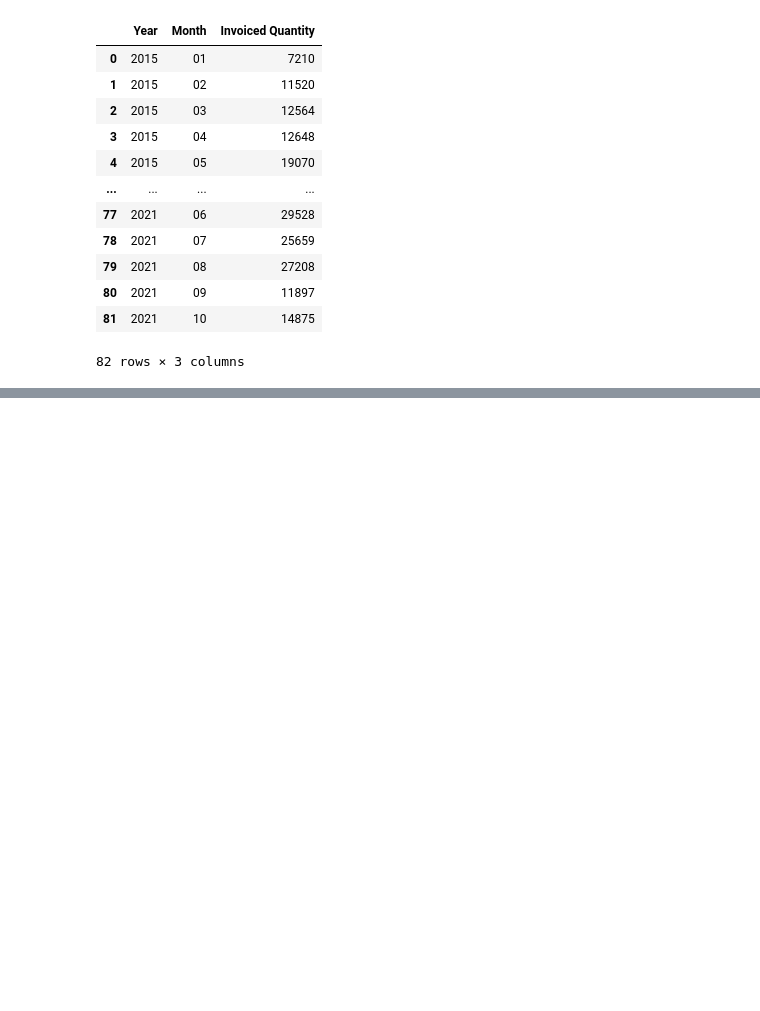
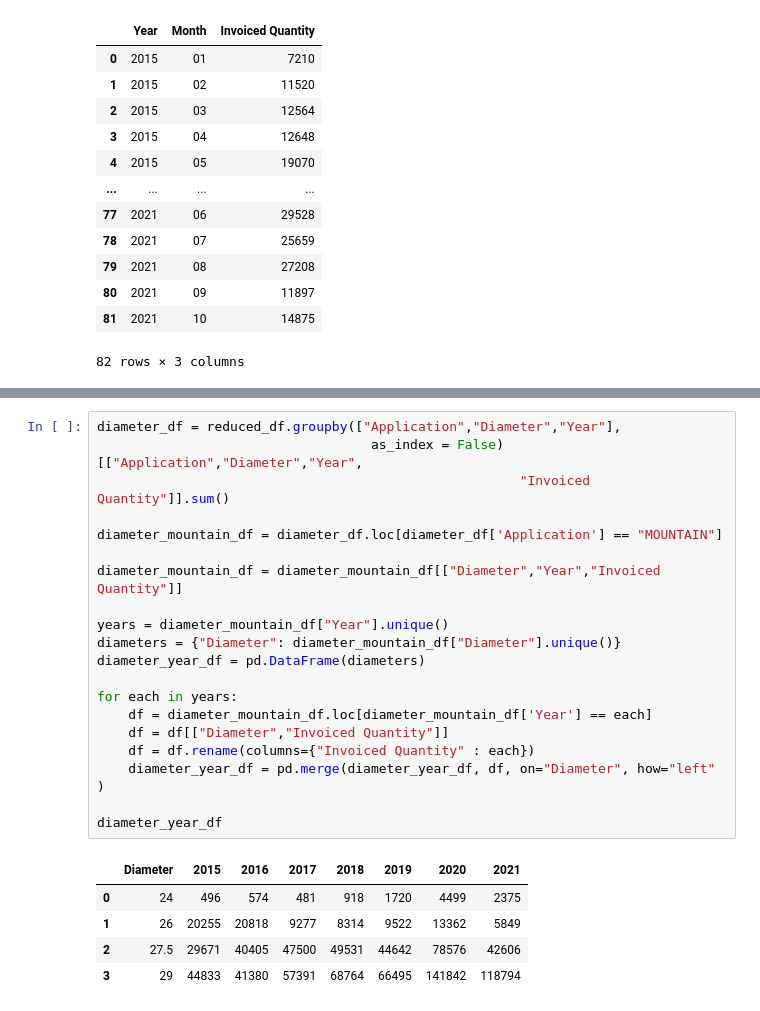
Before and after one commit to 2Delta/GT-Coding-Boot-Camp_Project-1, a Jupyter notebook: Project_01_BicycleSales_01.ipynb, the cells around one changed output, grey strips where cells are left out. Drawn from its saved outputs; the diff is of its cells as text; blank space fills up the shorter version.

```diff
--- a/Project_01_BicycleSales_01.ipynb
+++ b/Project_01_BicycleSales_01.ipynb
@@ -189,0 +221,26 @@ plt.show()
+# %%
+diameter_df = reduced_df.groupby(["Application","Diameter","Year"],
+                                   as_index = False)[["Application","Diameter","Year",
+                                                      "Invoiced Quantity"]].sum()
+
+diameter_mountain_df = diameter_df.loc[diameter_df['Application'] == "MOUNTAIN"]
+
+diameter_mountain_df = diameter_mountain_df[["Diameter","Year","Invoiced Quantity"]]
+
+years = diameter_mountain_df["Year"].unique()
+diameters = {"Diameter": diameter_mountain_df["Diameter"].unique()}
+diameter_year_df = pd.DataFrame(diameters)
+
+for each in years:
+    df = diameter_mountain_df.loc[diameter_mountain_df['Year'] == each]
+    df = df[["Diameter","Invoiced Quantity"]]
+    df = df.rename(columns={"Invoiced Quantity" : each})
+    diameter_year_df = pd.merge(diameter_year_df, df, on="Diameter", how="left" )
+
+diameter_year_df
+# %% [output]
+|  | Diameter | 2015 | 2016 | 2017 | 2018 | 2019 | 2020 | 2021 |
+| 0 | 24 | 496 | 574 | 481 | 918 | 1720 | 4499 | 2375 |
+| 1 | 26 | 20255 | 20818 | 9277 | 8314 | 9522 | 13362 | 5849 |
+| 2 | 27.5 | 29671 | 40405 | 47500 | 49531 | 44642 | 78576 | 42606 |
+| 3 | 29 | 44833 | 41380 | 57391 | 68764 | 66495 | 141842 | 118794 |
```
Also changed, not shown: parts of 6 cells of this notebook.
